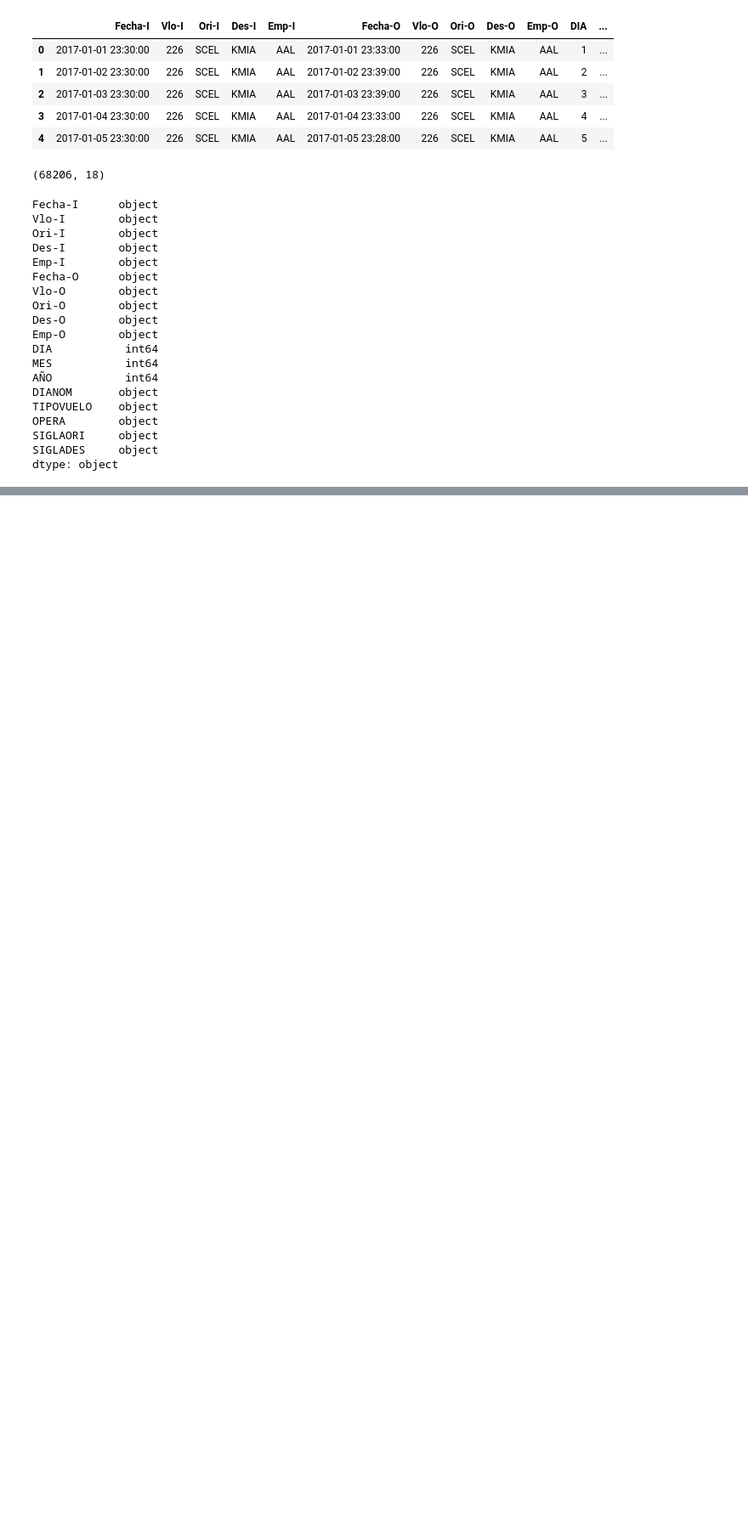
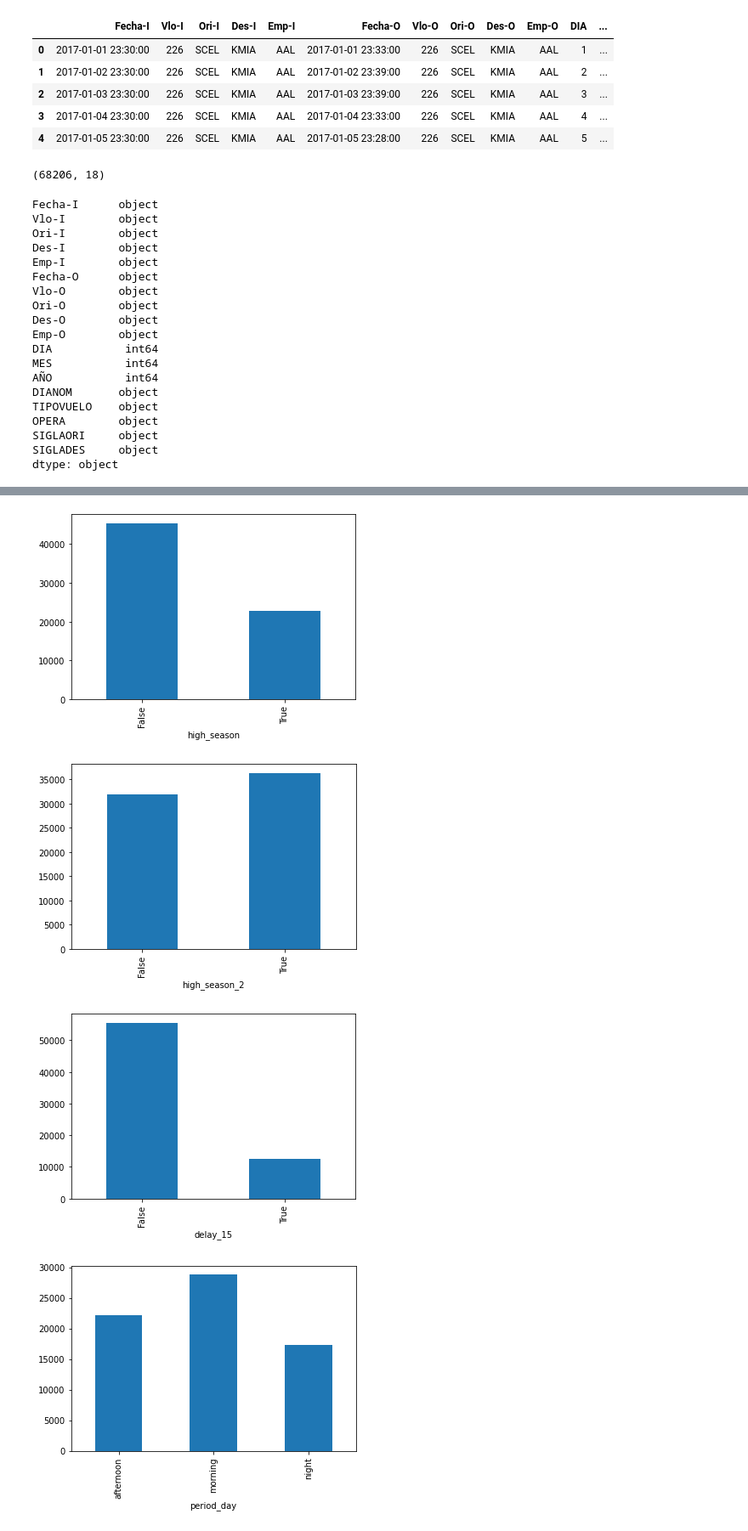
Before and after one commit to giopalmieri/dschallenge-latam, a Jupyter notebook: solution.ipynb, the cells around one changed output, grey strips where cells are left out. Shown at 85% size. Cells and saved outputs as stored; diff of their text form; code cells hidden in the pictures; blank space fills up the shorter version.

```diff
--- a/solution.ipynb
+++ b/solution.ipynb
@@ -71,0 +162,6 @@ for col in df.columns:
+# %%
+df['min_diff']=((df['Fecha-O']-df['Fecha-I']).dt.total_seconds()/60).astype("int16") #diff between dates in minutes
+df['delay_15']=(df['min_diff']>15).astype(bool) #bool is lighter than intergers, using vectorization we can speed-up this step
+df['period_day']=df['Fecha-I'].dt.hour.apply(lambda x: 'night' if x >= 19 or x<= 4 else (
+                                            'morning' if x <= 12 else 'afternoon' )) # one alternative method: map()
+df.head()
@@ -71,0 +176,10 @@ for col in df.columns:
+# %%
+for var in ['high_season','high_season_2','delay_15','period_day']:
+    df.groupby(var)['Fecha-I'].count().plot.bar()
+    plt.show()
+#We can see that the generated variables makes sense, in the next cell we are going to compare all of the variables with delay_15 to see if we can see a clear pattern in variables.
+# %% [output]
+[figure, added]
+[figure, added]
+[figure, added]
+[figure, added]
```
Also changed, not shown: parts of 10 cells of this notebook.
